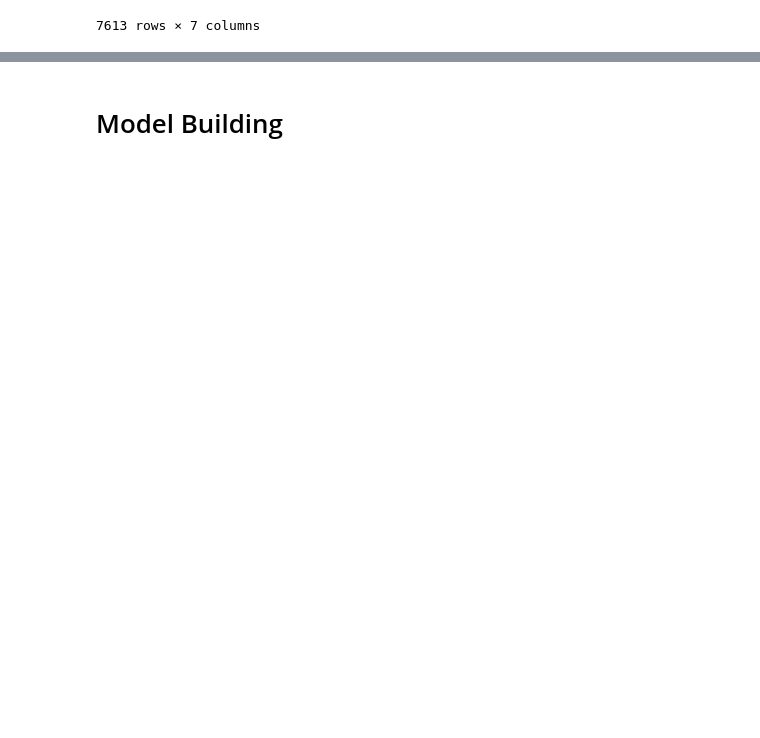
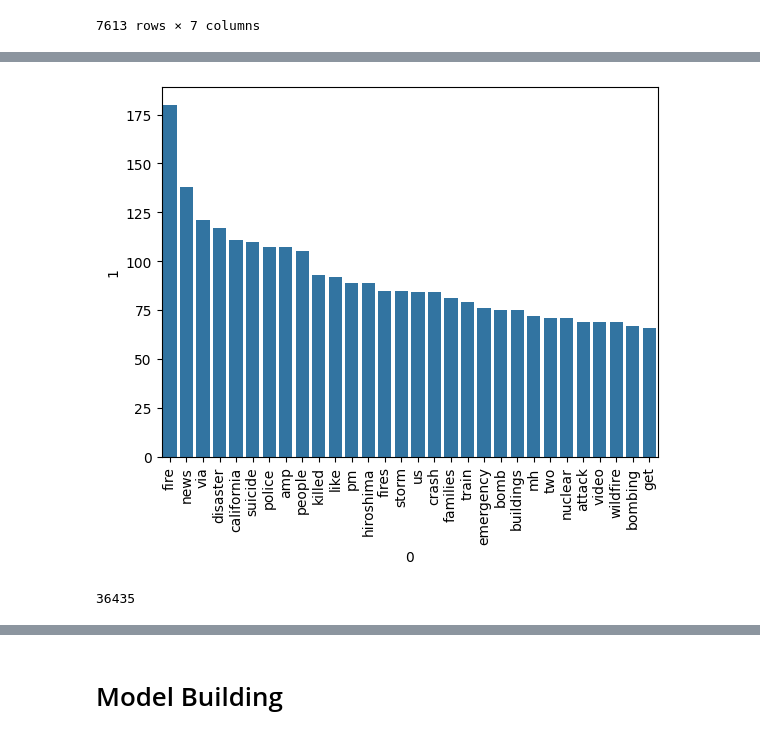
Before and after one commit to Rajlaxmi-giri/Rajlaxmi_kaggle, a Jupyter notebook: NLP_DisasterTweets.ipynb, the cells around one changed output, grey strips where cells are left out. Saved outputs shown, nothing was run; the diff lists cells and outputs as text; code cells hidden in the pictures; blank space fills up the shorter version.

Commit message:
Data processing and feature engineering

```diff
--- a/NLP_DisasterTweets.ipynb
+++ b/NLP_DisasterTweets.ipynb
@@ -287,3 +295,9 @@ train_data
 | 7611 | 10872 | police investigating after an ebi... | 1 | 137 | 21 | 2 | [police, investigating, ebike, co... |
 | 7612 | 10873 | the latest more homes razed by no... | 1 | 94 | 16 | 1 | [latest, homes, razed, northern, ... |
 7613 rows × 7 columns
+# %%
+#'Disaster'
+Disaster_corpus = []
+for msg in train_data[train_data['target'] == 1]['tokens'].tolist():
+    for word in msg:
+        Disaster_corpus.append(word)
@@ -289,0 +308,5 @@ train_data
+# %%
+from collections import Counter
+
+Disaster_counter = Counter(Disaster_corpus)
+Disaster_counter.most_common(30)
@@ -289,0 +331,6 @@ train_data
+# %%
+sns.barplot(x=pd.DataFrame(Disaster_counter.most_common(30))[0],y=pd.DataFrame(Disaster_counter.most_common(30))[1])
+plt.xticks(rotation='vertical')
+plt.show()
+# %% [output]
+[figure, added]
@@ -289,0 +344,4 @@ train_data
+# %%
+len(Not_Disaster_corpus)
+# %% [output]
+36435
```
Also changed, not shown: parts of 17 cells of this notebook.
